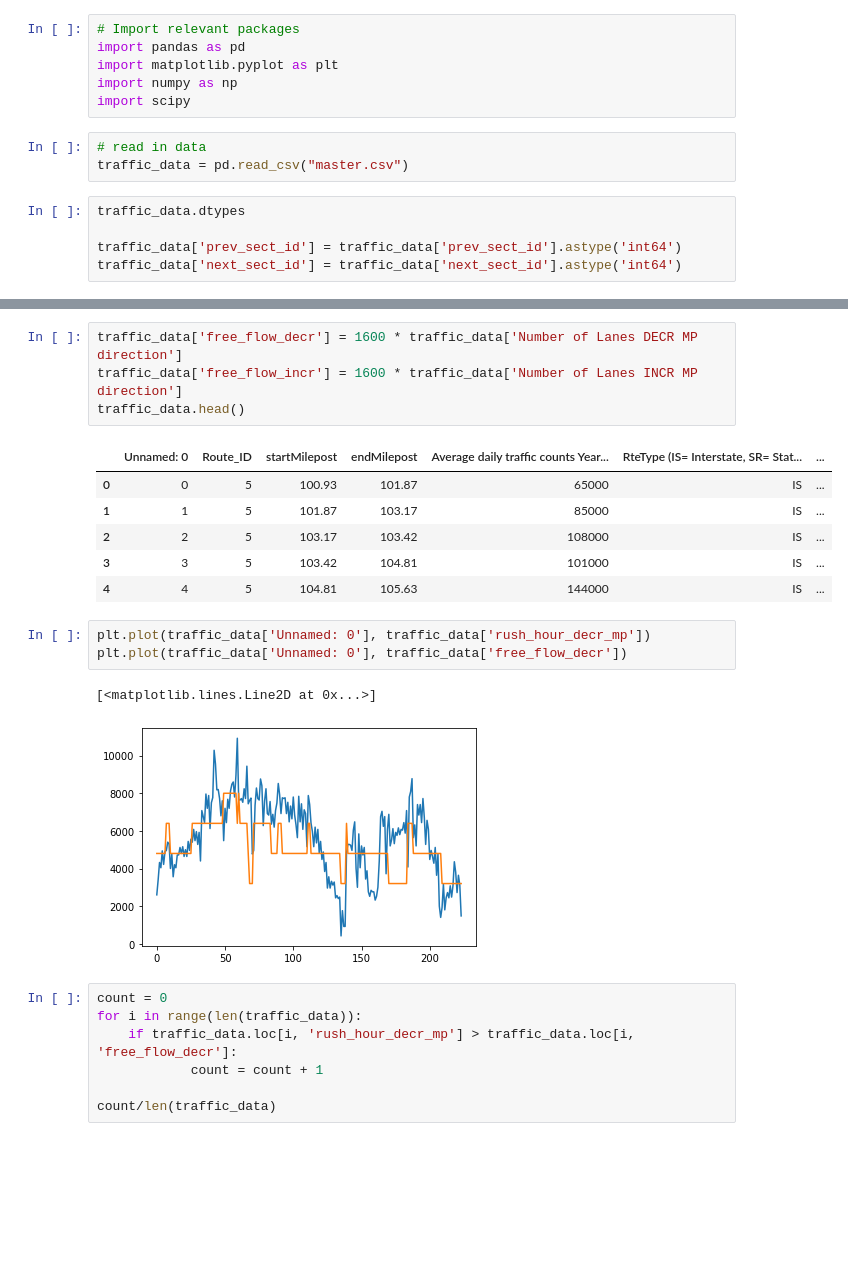
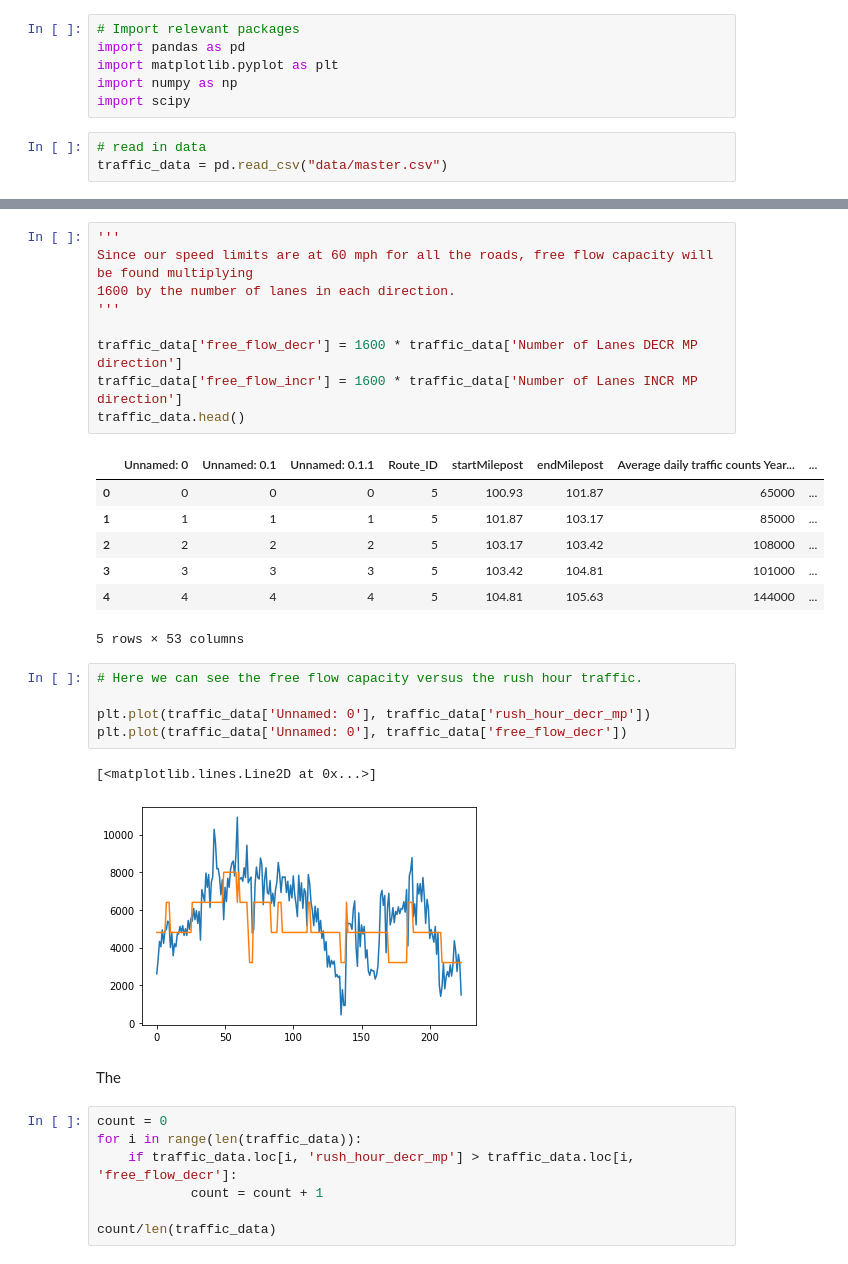
Before and after one commit to tliggett/sound_traffic, a Jupyter notebook: measuring_automation.ipynb, the cells around one changed output, grey strips where cells are left out. Drawn from its saved outputs; the diff is of its cells as text; blank space fills up the shorter version.

```diff
--- a/measuring_automation.ipynb
+++ b/measuring_automation.ipynb
@@ -6,9 +6,4 @@ import numpy as np
 import scipy
 # %%
 # read in data
-traffic_data = pd.read_csv("master.csv")
+traffic_data = pd.read_csv("data/master.csv")
-# %%
-traffic_data.dtypes
-
-traffic_data['prev_sect_id'] = traffic_data['prev_sect_id'].astype('int64')
-traffic_data['next_sect_id'] = traffic_data['next_sect_id'].astype('int64')
@@ -65,20 +88,30 @@ traffic_data.head()
 # %%
+'''
+Since our speed limits are at 60 mph for all the roads, free flow capacity will be found multiplying
+1600 by the number of lanes in each direction.
+'''
+
 traffic_data['free_flow_decr'] = 1600 * traffic_data['Number of Lanes DECR MP direction']
 traffic_data['free_flow_incr'] = 1600 * traffic_data['Number of Lanes INCR MP direction']
 traffic_data.head()
 # %% [output]
-|  | Unnamed: 0 | Route_ID | startMilepost | endMilepost | Average daily traffic counts Year... | RteType (IS= Interstate, SR= Stat... | ... |
-| 0 | 0 | 5 | 100.93 | 101.87 | 65000 | IS | ... |
-| 1 | 1 | 5 | 101.87 | 103.17 | 85000 | IS | ... |
-| 2 | 2 | 5 | 103.17 | 103.42 | 108000 | IS | ... |
-| 3 | 3 | 5 | 103.42 | 104.81 | 101000 | IS | ... |
-| 4 | 4 | 5 | 104.81 | 105.63 | 144000 | IS | ... |
+|  | Unnamed: 0 | Unnamed: 0.1 | Unnamed: 0.1.1 | Route_ID | startMilepost | endMilepost | Average daily traffic counts Year... | ... |
+| 0 | 0 | 0 | 0 | 5 | 100.93 | 101.87 | 65000 | ... |
+| 1 | 1 | 1 | 1 | 5 | 101.87 | 103.17 | 85000 | ... |
+| 2 | 2 | 2 | 2 | 5 | 103.17 | 103.42 | 108000 | ... |
+| 3 | 3 | 3 | 3 | 5 | 103.42 | 104.81 | 101000 | ... |
+| 4 | 4 | 4 | 4 | 5 | 104.81 | 105.63 | 144000 | ... |
+5 rows × 53 columns
 # %%
+# Here we can see the free flow capacity versus the rush hour traffic.
+
 plt.plot(traffic_data['Unnamed: 0'], traffic_data['rush_hour_decr_mp'])
 plt.plot(traffic_data['Unnamed: 0'], traffic_data['free_flow_decr'])
 # %% [output]
 [<matplotlib.lines.Line2D at 0x...>]
 [figure]
+# %% [markdown]
+The
 # %%
 count = 0
 for i in range(len(traffic_data)):
```
Also changed, not shown: parts of 8 cells of this notebook, 9 other files.
